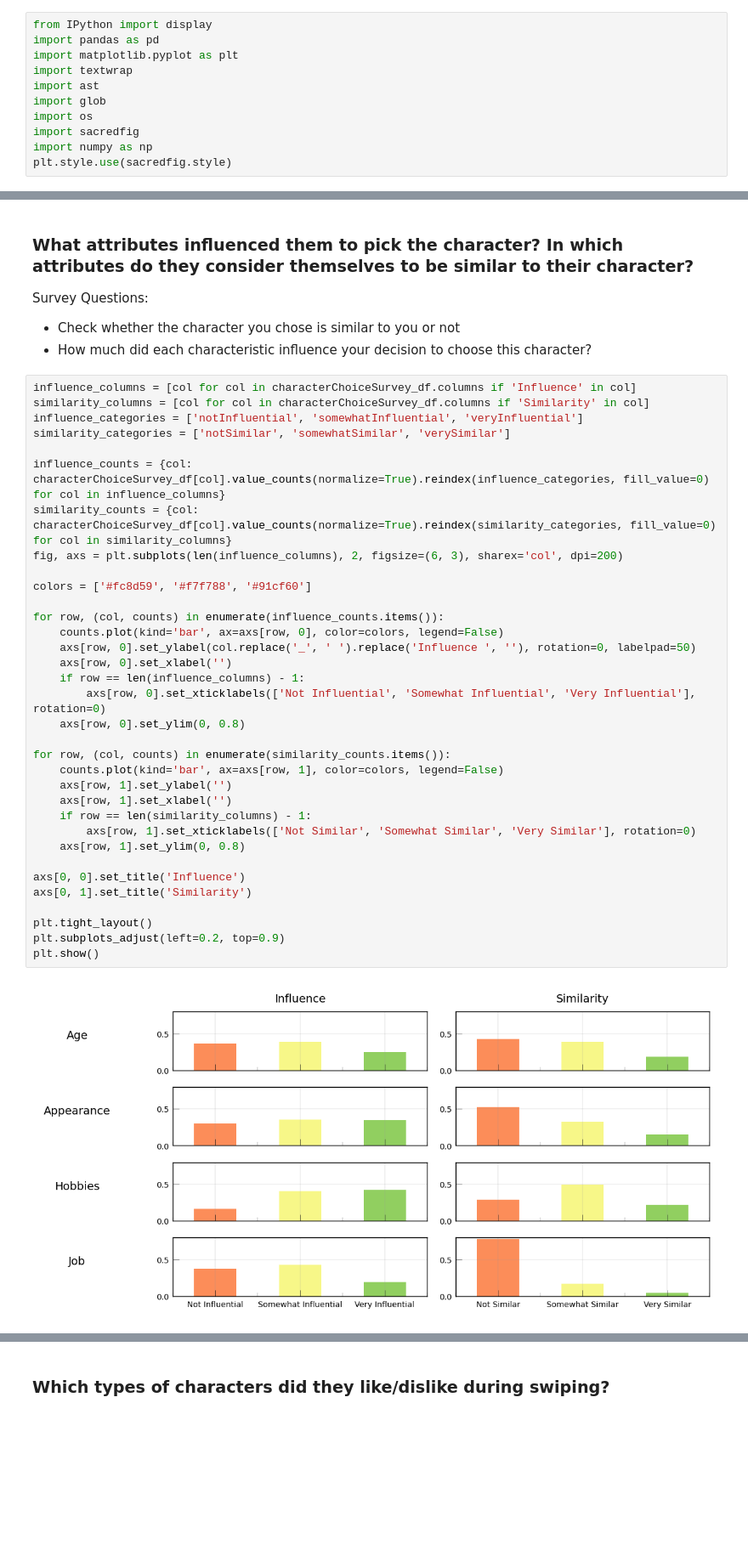
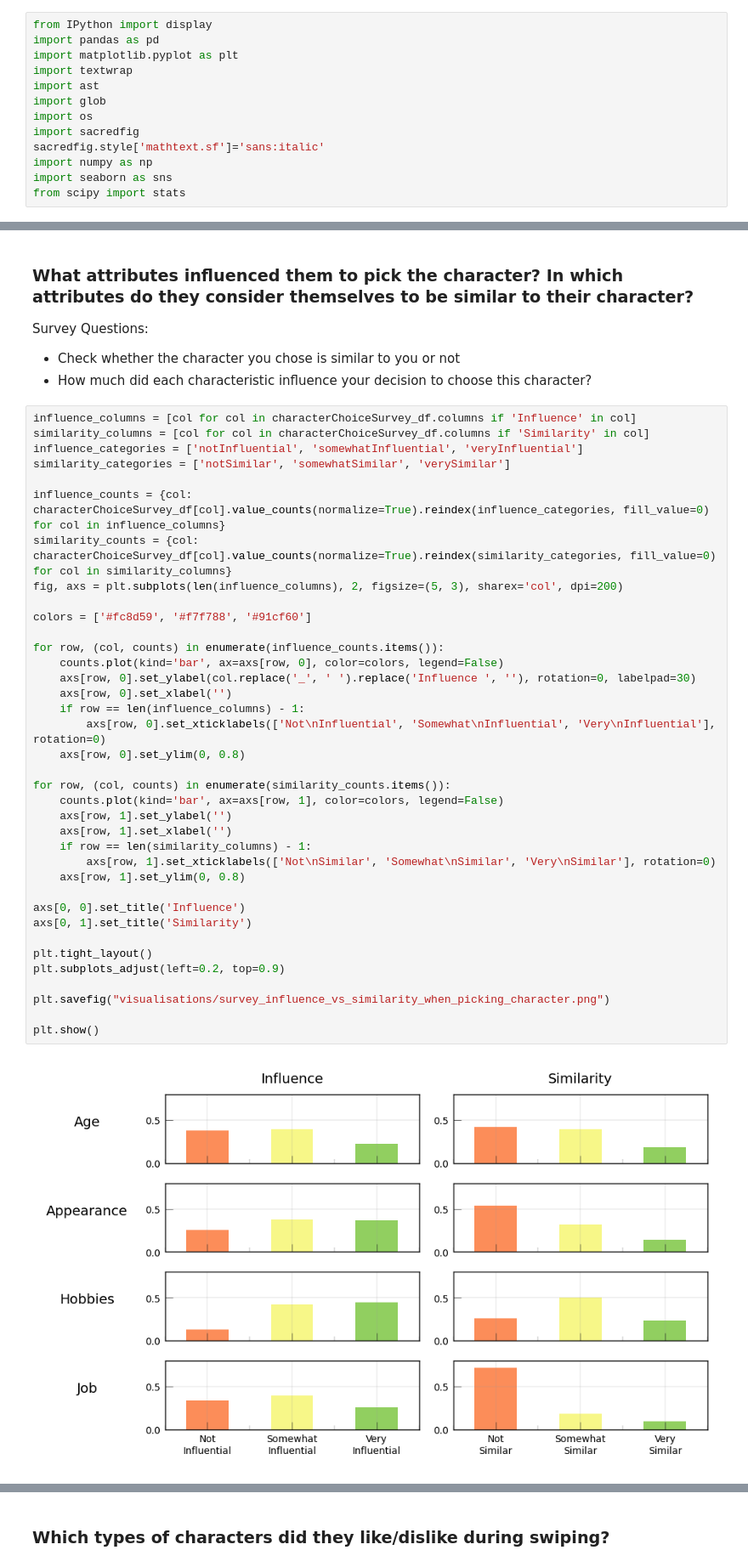
Before and after one commit to sofiahafner/dating-app-experiment-analysis, a Jupyter notebook: descriptive_analysis.ipynb, the cells around one changed output, grey strips where cells are left out. Shown at 85% size. Saved outputs shown, nothing was run; the diff lists cells and outputs as text; blank space fills up the shorter version.

```diff
--- a/descriptive_analysis.ipynb
+++ b/descriptive_analysis.ipynb
@@ -7,5 +7,7 @@ import ast
 import glob
 import os
 import sacredfig
+sacredfig.style['mathtext.sf']='sans:italic'
 import numpy as np
-plt.style.use(sacredfig.style)
+import seaborn as sns
+from scipy import stats
@@ -227,35 +314,38 @@ Survey Questions:
 influence_columns = [col for col in characterChoiceSurvey_df.columns if 'Influence' in col]
 similarity_columns = [col for col in characterChoiceSurvey_df.columns if 'Similarity' in col]
 influence_categories = ['notInfluential', 'somewhatInfluential', 'veryInfluential']
 similarity_categories = ['notSimilar', 'somewhatSimilar', 'verySimilar']
 
 influence_counts = {col: characterChoiceSurvey_df[col].value_counts(normalize=True).reindex(influence_categories, fill_value=0) for col in influence_columns}
 similarity_counts = {col: characterChoiceSurvey_df[col].value_counts(normalize=True).reindex(similarity_categories, fill_value=0) for col in similarity_columns}
-fig, axs = plt.subplots(len(influence_columns), 2, figsize=(6, 3), sharex='col', dpi=200)
+fig, axs = plt.subplots(len(influence_columns), 2, figsize=(5, 3), sharex='col', dpi=200)
 
 colors = ['#fc8d59', '#f7f788', '#91cf60']
 
 for row, (col, counts) in enumerate(influence_counts.items()):
     counts.plot(kind='bar', ax=axs[row, 0], color=colors, legend=False)
-    axs[row, 0].set_ylabel(col.replace('_', ' ').replace('Influence ', ''), rotation=0, labelpad=50)
+    axs[row, 0].set_ylabel(col.replace('_', ' ').replace('Influence ', ''), rotation=0, labelpad=30)
     axs[row, 0].set_xlabel('')
     if row == len(influence_columns) - 1:
-        axs[row, 0].set_xticklabels(['Not Influential', 'Somewhat Influential', 'Very Influential'], rotation=0)
+        axs[row, 0].set_xticklabels(['Not\nInfluential', 'Somewhat\nInfluential', 'Very\nInfluential'], rotation=0)
     axs[row, 0].set_ylim(0, 0.8)
 
 for row, (col, counts) in enumerate(similarity_counts.items()):
     counts.plot(kind='bar', ax=axs[row, 1], color=colors, legend=False)
     axs[row, 1].set_ylabel('')
     axs[row, 1].set_xlabel('')
     if row == len(similarity_columns) - 1:
-        axs[row, 1].set_xticklabels(['Not Similar', 'Somewhat Similar', 'Very Similar'], rotation=0)
+        axs[row, 1].set_xticklabels(['Not\nSimilar', 'Somewhat\nSimilar', 'Very\nSimilar'], rotation=0)
     axs[row, 1].set_ylim(0, 0.8)
 
 axs[0, 0].set_title('Influence')
 axs[0, 1].set_title('Similarity')
 
 plt.tight_layout()
 plt.subplots_adjust(left=0.2, top=0.9)
+
+plt.savefig("visualisations/survey_influence_vs_similarity_when_picking_character.png")
+
 plt.show()
 # %% [output]
-[figure, old version]
+[figure, new version]
```
Also changed, not shown: parts of 55 cells of this notebook, 34 other files.
